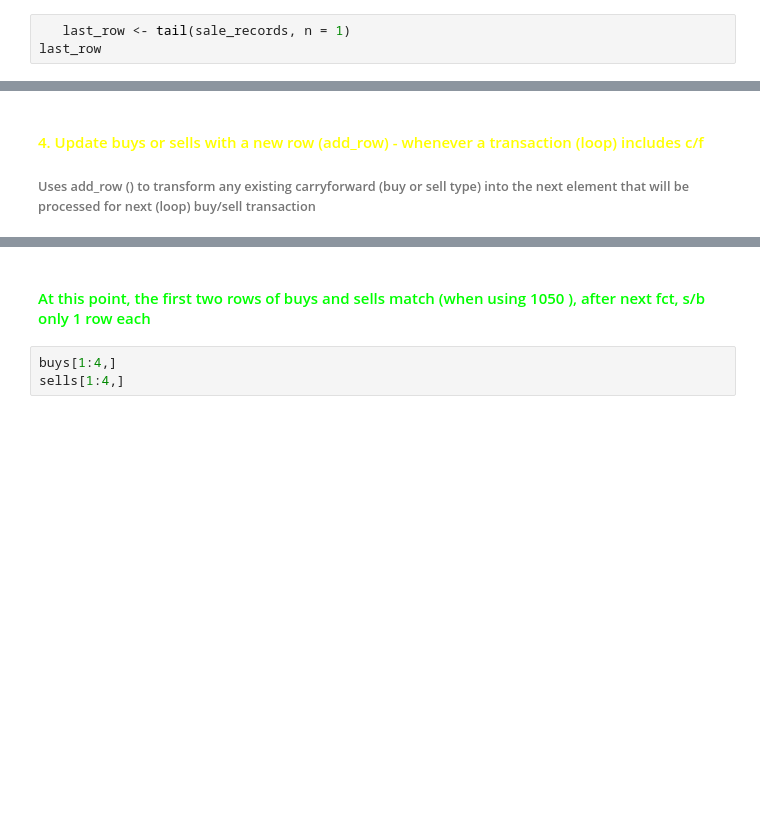
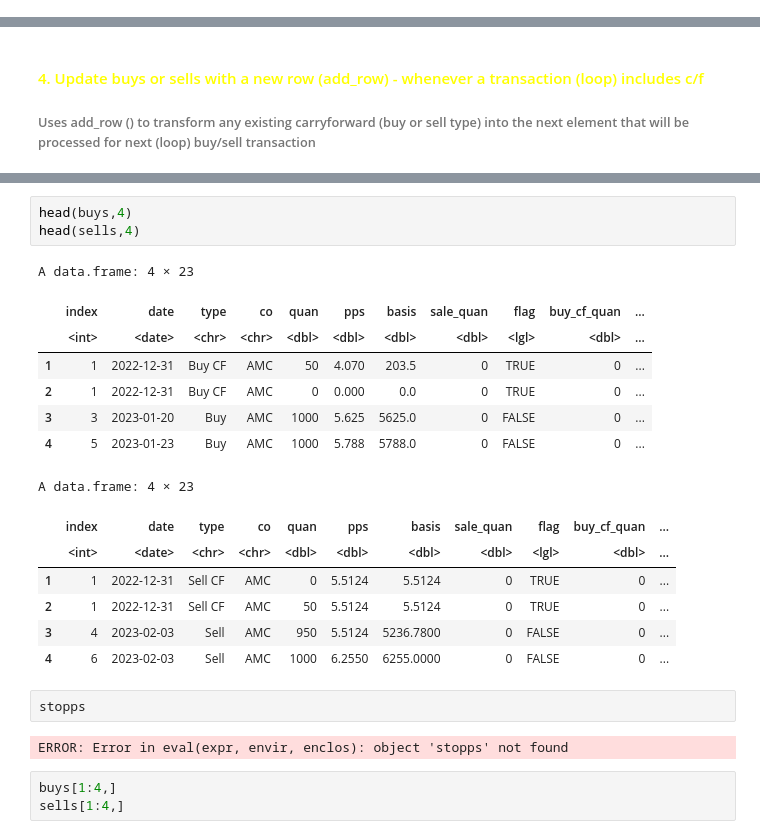
Before and after one commit to GrayCoHub/fifo_redo, a Jupyter notebook: fifo_rows_redo2.ipynb, the cells around one changed output, grey strips where cells are left out. Drawn from its saved outputs; the diff is of its cells as text; blank space fills up the shorter version.

```diff
--- a/fifo_rows_redo2.ipynb
+++ b/fifo_rows_redo2.ipynb
@@ -784,3 +710,0 @@ sale_records
-# %%
-   last_row <- tail(sale_records, n = 1)
-last_row
@@ -971,5 +994,25 @@ dim(sells)
-# %% [markdown]
-#### <font color = lime> At this point, the first two rows of buys and sells match (when using 1050 ), after next fct, s/b only 1 row each
+# %%
+head(buys,4)
+head(sells,4)
+# %% [output]
+A data.frame: 4 × 23
+|  | index | date | type | co | quan | pps | basis | sale_quan | flag | buy_cf_quan | ... |
+|  | <int> | <date> | <chr> | <chr> | <dbl> | <dbl> | <dbl> | <dbl> | <lgl> | <dbl> | ... |
+| 1 | 1 | 2022-12-31 | Buy CF | AMC | 50 | 4.070 | 203.5 | 0 | TRUE | 0 | ... |
+| 2 | 1 | 2022-12-31 | Buy CF | AMC | 0 | 0.000 | 0.0 | 0 | TRUE | 0 | ... |
+| 3 | 3 | 2023-01-20 | Buy | AMC | 1000 | 5.625 | 5625.0 | 0 | FALSE | 0 | ... |
+| 4 | 5 | 2023-01-23 | Buy | AMC | 1000 | 5.788 | 5788.0 | 0 | FALSE | 0 | ... |
+A data.frame: 4 × 23
+|  | index | date | type | co | quan | pps | basis | sale_quan | flag | buy_cf_quan | ... |
+|  | <int> | <date> | <chr> | <chr> | <dbl> | <dbl> | <dbl> | <dbl> | <lgl> | <dbl> | ... |
+| 1 | 1 | 2022-12-31 | Sell CF | AMC | 0 | 5.5124 | 5.5124 | 0 | TRUE | 0 | ... |
+| 2 | 1 | 2022-12-31 | Sell CF | AMC | 50 | 5.5124 | 5.5124 | 0 | TRUE | 0 | ... |
+| 3 | 4 | 2023-02-03 | Sell | AMC | 950 | 5.5124 | 5236.7800 | 0 | FALSE | 0 | ... |
+| 4 | 6 | 2023-02-03 | Sell | AMC | 1000 | 6.2550 | 6255.0000 | 0 | FALSE | 0 | ... |
+# %%
+stopps
+# %% [output]
+ERROR: Error in eval(expr, envir, enclos): object 'stopps' not found
 # %%
 buys[1:4,]
 sells[1:4,]
```
Also changed, not shown: parts of 39 cells of this notebook.
